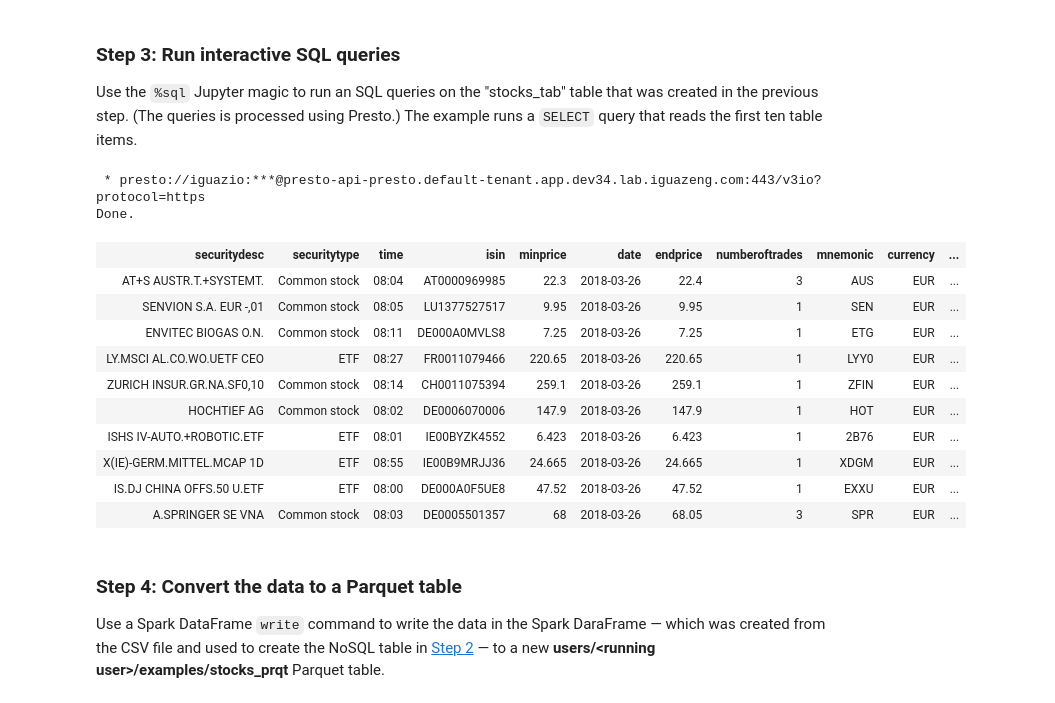
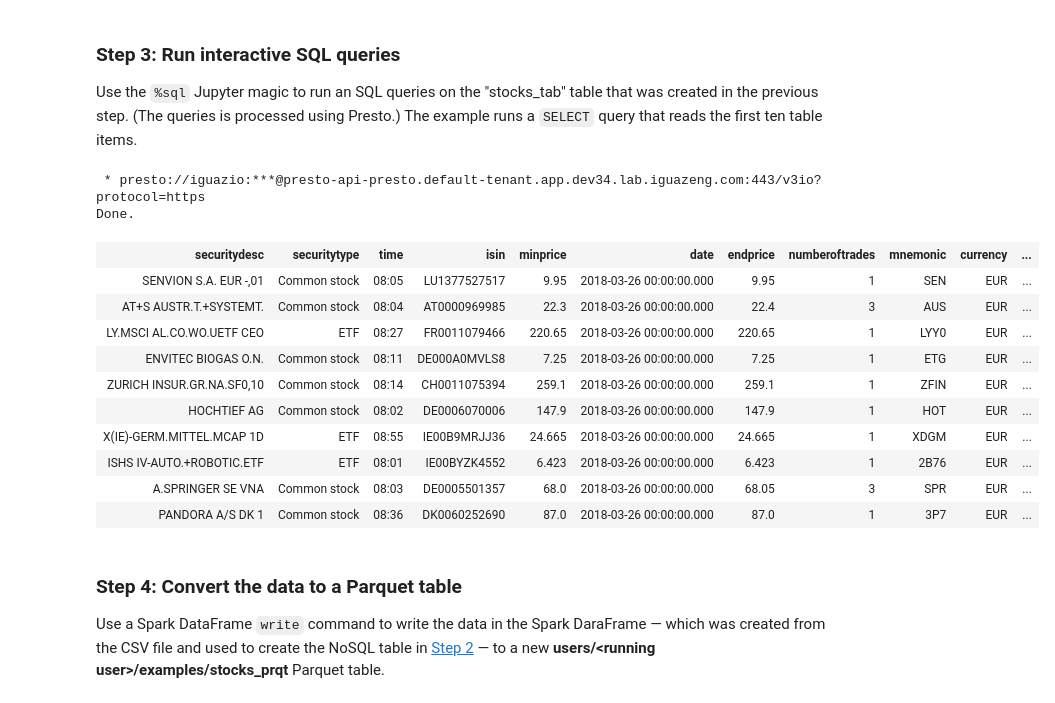
Before and after one commit to v3io/tutorials, a Jupyter notebook: getting-started/collect-n-explore.ipynb, the cells around one changed output. Saved outputs shown, nothing was run; the diff lists cells and outputs as text; code cells hidden in the pictures.

```diff
--- a/getting-started/collect-n-explore.ipynb
+++ b/getting-started/collect-n-explore.ipynb
@@ -253,22 +275,22 @@ Use the `%sql` Jupyter magic to run an SQL queries on the "stocks_tab" table tha
 (The queries is processed using Presto.)
 The example runs a `SELECT` query that reads the first ten table items.
 # %%
-table_path = os.path.join('v3io.users."'+os.getenv('V3IO_USERNAME')+'/examples/stocks_tab"')
-%sql select * from $table_path limit 10
+presto_nosql_table_path = os.path.join('v3io.users."'+os.getenv('V3IO_USERNAME')+'/examples/stocks_tab"')
+%sql select * from $presto_nosql_table_path limit 10
 # %% [output]
  * presto://iguazio:***@presto-api-presto.default-tenant.app.dev34.lab.iguazeng.com:443/v3io?protocol=https
 Done.
 | securitydesc | securitytype | time | isin | minprice | date | endprice | numberoftrades | mnemonic | currency | ... |
-| AT+S AUSTR.T.+SYSTEMT. | Common stock | 08:04 | AT0000969985 | 22.3 | 2018-03-26 | 22.4 | 3 | AUS | EUR | ... |
-| SENVION S.A. EUR -,01 | Common stock | 08:05 | LU1377527517 | 9.95 | 2018-03-26 | 9.95 | 1 | SEN | EUR | ... |
-| ENVITEC BIOGAS O.N. | Common stock | 08:11 | DE000A0MVLS8 | 7.25 | 2018-03-26 | 7.25 | 1 | ETG | EUR | ... |
-| LY.MSCI AL.CO.WO.UETF CEO | ETF | 08:27 | FR0011079466 | 220.65 | 2018-03-26 | 220.65 | 1 | LYY0 | EUR | ... |
-| ZURICH INSUR.GR.NA.SF0,10 | Common stock | 08:14 | CH0011075394 | 259.1 | 2018-03-26 | 259.1 | 1 | ZFIN | EUR | ... |
-| HOCHTIEF AG | Common stock | 08:02 | DE0006070006 | 147.9 | 2018-03-26 | 147.9 | 1 | HOT | EUR | ... |
-| ISHS IV-AUTO.+ROBOTIC.ETF | ETF | 08:01 | IE00BYZK4552 | 6.423 | 2018-03-26 | 6.423 | 1 | 2B76 | EUR | ... |
-| X(IE)-GERM.MITTEL.MCAP 1D | ETF | 08:55 | IE00B9MRJJ36 | 24.665 | 2018-03-26 | 24.665 | 1 | XDGM | EUR | ... |
-| IS.DJ CHINA OFFS.50 U.ETF | ETF | 08:00 | DE000A0F5UE8 | 47.52 | 2018-03-26 | 47.52 | 1 | EXXU | EUR | ... |
-| A.SPRINGER SE VNA | Common stock | 08:03 | DE0005501357 | 68 | 2018-03-26 | 68.05 | 3 | SPR | EUR | ... |
+| SENVION S.A. EUR -,01 | Common stock | 08:05 | LU1377527517 | 9.95 | 2018-03-26 00:00:00.000 | 9.95 | 1 | SEN | EUR | ... |
+| AT+S AUSTR.T.+SYSTEMT. | Common stock | 08:04 | AT0000969985 | 22.3 | 2018-03-26 00:00:00.000 | 22.4 | 3 | AUS | EUR | ... |
+| LY.MSCI AL.CO.WO.UETF CEO | ETF | 08:27 | FR0011079466 | 220.65 | 2018-03-26 00:00:00.000 | 220.65 | 1 | LYY0 | EUR | ... |
+| ENVITEC BIOGAS O.N. | Common stock | 08:11 | DE000A0MVLS8 | 7.25 | 2018-03-26 00:00:00.000 | 7.25 | 1 | ETG | EUR | ... |
+| ZURICH INSUR.GR.NA.SF0,10 | Common stock | 08:14 | CH0011075394 | 259.1 | 2018-03-26 00:00:00.000 | 259.1 | 1 | ZFIN | EUR | ... |
+| HOCHTIEF AG | Common stock | 08:02 | DE0006070006 | 147.9 | 2018-03-26 00:00:00.000 | 147.9 | 1 | HOT | EUR | ... |
+| X(IE)-GERM.MITTEL.MCAP 1D | ETF | 08:55 | IE00B9MRJJ36 | 24.665 | 2018-03-26 00:00:00.000 | 24.665 | 1 | XDGM | EUR | ... |
+| ISHS IV-AUTO.+ROBOTIC.ETF | ETF | 08:01 | IE00BYZK4552 | 6.423 | 2018-03-26 00:00:00.000 | 6.423 | 1 | 2B76 | EUR | ... |
+| A.SPRINGER SE VNA | Common stock | 08:03 | DE0005501357 | 68.0 | 2018-03-26 00:00:00.000 | 68.05 | 3 | SPR | EUR | ... |
+| PANDORA A/S DK 1 | Common stock | 08:36 | DK0060252690 | 87.0 | 2018-03-26 00:00:00.000 | 87.0 | 1 | 3P7 | EUR | ... |
 # %% [markdown]
 <a id="getting-started-example-step-convert-data-to-parquet"></a>
 ### Step 4: Convert the data to a Parquet table
```
Also changed, not shown: parts of 14 cells of this notebook.
